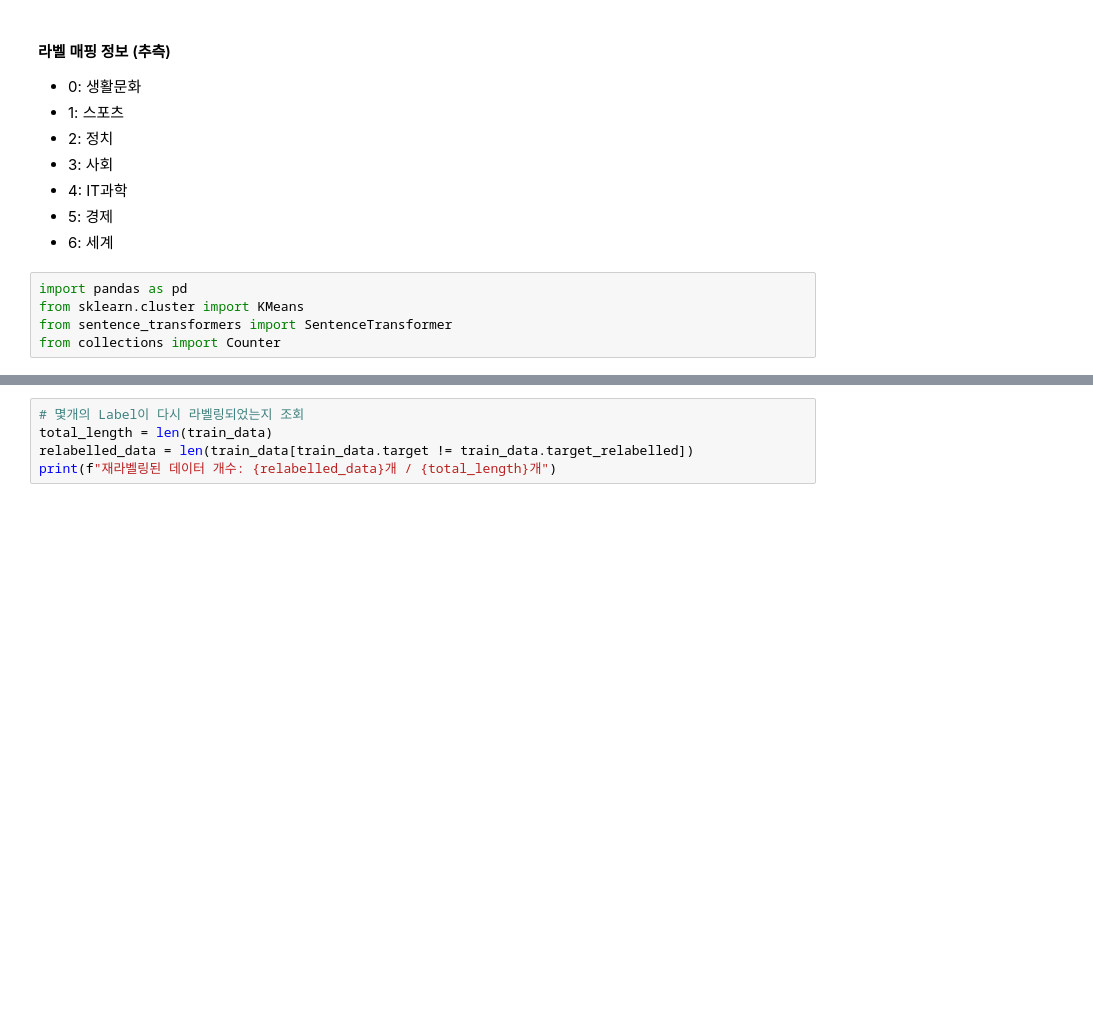
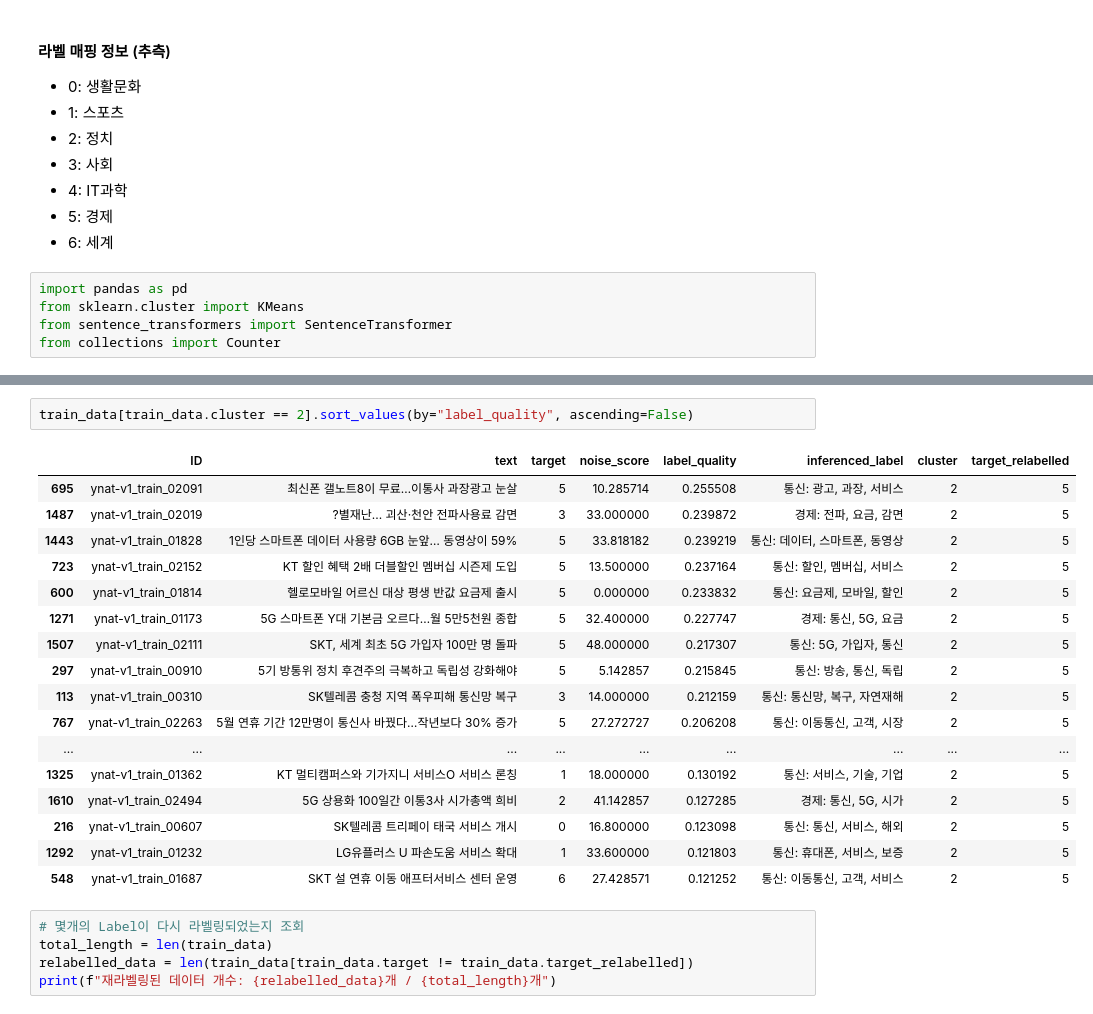
Before and after one commit to boostcampaitech7/level2-nlp-datacentric-nlp-06, a Jupyter notebook: minji/minji_clean_dataset.ipynb, the cells around one changed output, grey strips where cells are left out. Saved outputs shown, nothing was run; the diff lists cells and outputs as text; blank space fills up the shorter version.

```diff
--- a/minji/minji_clean_dataset.ipynb
+++ b/minji/minji_clean_dataset.ipynb
@@ -515,3 +545,23 @@ train_data.head()
+# %%
+train_data[train_data.cluster == 2].sort_values(by="label_quality", ascending=False)
+# %% [output]
+|  | ID | text | target | noise_score | label_quality | inferenced_label | cluster | target_relabelled |
+| 695 | ynat-v1_train_02091 | 최신폰 갤노트8이 무료…이통사 과장광고 눈살 | 5 | 10.285714 | 0.255508 | 통신: 광고, 과장, 서비스 | 2 | 5 |
+| 1487 | ynat-v1_train_02019 | ?별재난... 괴산·천안 전파사용료 감면 | 3 | 33.000000 | 0.239872 | 경제: 전파, 요금, 감면 | 2 | 5 |
+| 1443 | ynat-v1_train_01828 | 1인당 스마트폰 데이터 사용량 6GB 눈앞… 동영상이 59% | 5 | 33.818182 | 0.239219 | 통신: 데이터, 스마트폰, 동영상 | 2 | 5 |
+| 723 | ynat-v1_train_02152 | KT 할인 혜택 2배 더블할인 멤버십 시즌제 도입 | 5 | 13.500000 | 0.237164 | 통신: 할인, 멤버십, 서비스 | 2 | 5 |
+| 600 | ynat-v1_train_01814 | 헬로모바일 어르신 대상 평생 반값 요금제 출시 | 5 | 0.000000 | 0.233832 | 통신: 요금제, 모바일, 할인 | 2 | 5 |
+| 1271 | ynat-v1_train_01173 | 5G 스마트폰 Y대 기본금 오르다…월 5만5천원 종합 | 5 | 32.400000 | 0.227747 | 경제: 통신, 5G, 요금 | 2 | 5 |
+| 1507 | ynat-v1_train_02111 | SKT, 세계 최초 5G 가입자 100만 명 돌파 | 5 | 48.000000 | 0.217307 | 통신: 5G, 가입자, 통신 | 2 | 5 |
+| 297 | ynat-v1_train_00910 | 5기 방통위 정치 후견주의 극복하고 독립성 강화해야 | 5 | 5.142857 | 0.215845 | 통신: 방송, 통신, 독립 | 2 | 5 |
+| 113 | ynat-v1_train_00310 | SK텔레콤 충청 지역 폭우피해 통신망 복구 | 3 | 14.000000 | 0.212159 | 통신: 통신망, 복구, 자연재해 | 2 | 5 |
+| 767 | ynat-v1_train_02263 | 5월 연휴 기간 12만명이 통신사 바꿨다…작년보다 30% 증가 | 5 | 27.272727 | 0.206208 | 통신: 이동통신, 고객, 시장 | 2 | 5 |
+| ... | ... | ... | ... | ... | ... | ... | ... | ... |
+| 1325 | ynat-v1_train_01362 | KT 멀티캠퍼스와 기가지니 서비스O 서비스 론칭 | 1 | 18.000000 | 0.130192 | 통신: 서비스, 기술, 기업 | 2 | 5 |
+| 1610 | ynat-v1_train_02494 | 5G 상용화 100일간 이통3사 시가총액 희비 | 2 | 41.142857 | 0.127285 | 경제: 통신, 5G, 시가 | 2 | 5 |
+| 216 | ynat-v1_train_00607 | SK텔레콤 트리페이 태국 서비스 개시 | 0 | 16.800000 | 0.123098 | 통신: 통신, 서비스, 해외 | 2 | 5 |
+| 1292 | ynat-v1_train_01232 | LG유플러스 U 파손도움 서비스 확대 | 1 | 33.600000 | 0.121803 | 통신: 휴대폰, 서비스, 보증 | 2 | 5 |
+| 548 | ynat-v1_train_01687 | SKT 설 연휴 이동 애프터서비스 센터 운영 | 6 | 27.428571 | 0.121252 | 통신: 이동통신, 고객, 서비스 | 2 | 5 |
 # %%
 # 몇개의 Label이 다시 라벨링되었는지 조회
 total_length = len(train_data)
```
Also changed, not shown: parts of 10 cells of this notebook, 2 other files.
